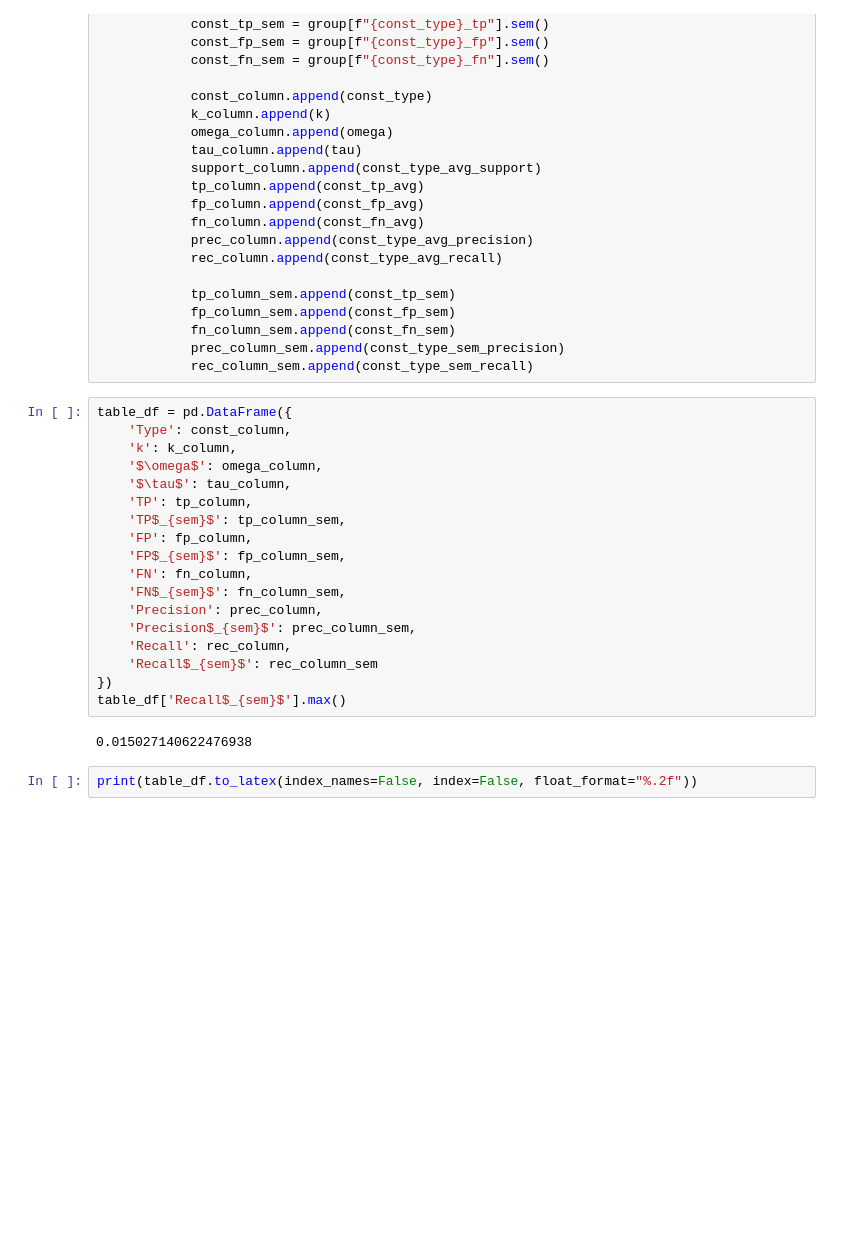
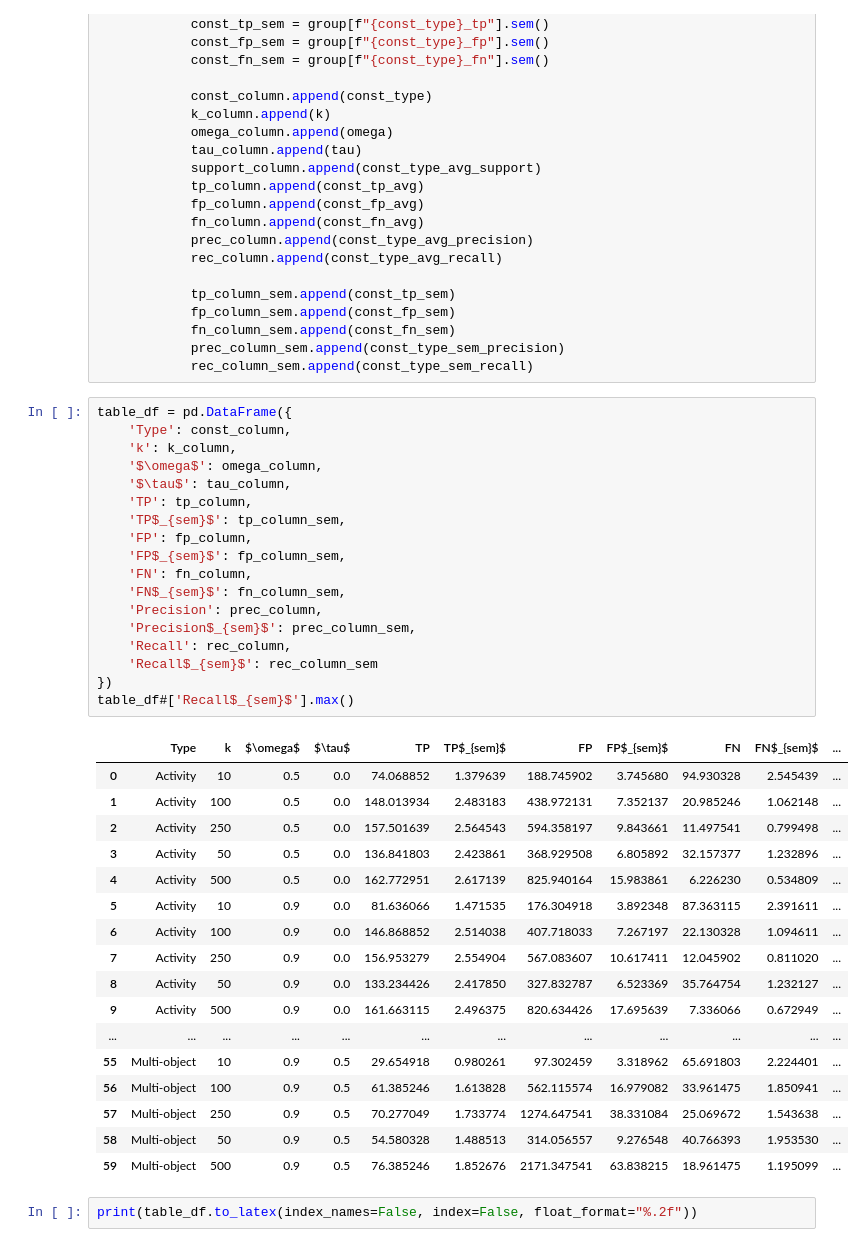
Before and after one commit to a-rebmann/semantic-constraint-miner, a Jupyter notebook: notebooks/evaluation_results.ipynb, the cells around one changed output. Cells and saved outputs as stored; diff of their text form; blank space fills up the shorter version.

```diff
--- a/notebooks/evaluation_results.ipynb
+++ b/notebooks/evaluation_results.ipynb
@@ -178,23 +178,39 @@ else:
 # %%
 table_df = pd.DataFrame({
     'Type': const_column,
     'k': k_column,
     '$\omega$': omega_column,
     '$\tau$': tau_column,
     'TP': tp_column,
     'TP$_{sem}$': tp_column_sem,
     'FP': fp_column,
     'FP$_{sem}$': fp_column_sem,
     'FN': fn_column,
     'FN$_{sem}$': fn_column_sem,
     'Precision': prec_column,
     'Precision$_{sem}$': prec_column_sem,
     'Recall': rec_column,
     'Recall$_{sem}$': rec_column_sem
 })
-table_df['Recall$_{sem}$'].max()
+table_df#['Recall$_{sem}$'].max()
 # %% [output]
-0.015027140622476938
+|  | Type | k | $\omega$ | $\tau$ | TP | TP$_{sem}$ | FP | FP$_{sem}$ | FN | FN$_{sem}$ | ... |
+| 0 | Activity | 10 | 0.5 | 0.0 | 74.068852 | 1.379639 | 188.745902 | 3.745680 | 94.930328 | 2.545439 | ... |
+| 1 | Activity | 100 | 0.5 | 0.0 | 148.013934 | 2.483183 | 438.972131 | 7.352137 | 20.985246 | 1.062148 | ... |
+| 2 | Activity | 250 | 0.5 | 0.0 | 157.501639 | 2.564543 | 594.358197 | 9.843661 | 11.497541 | 0.799498 | ... |
+| 3 | Activity | 50 | 0.5 | 0.0 | 136.841803 | 2.423861 | 368.929508 | 6.805892 | 32.157377 | 1.232896 | ... |
+| 4 | Activity | 500 | 0.5 | 0.0 | 162.772951 | 2.617139 | 825.940164 | 15.983861 | 6.226230 | 0.534809 | ... |
+| 5 | Activity | 10 | 0.9 | 0.0 | 81.636066 | 1.471535 | 176.304918 | 3.892348 | 87.363115 | 2.391611 | ... |
+| 6 | Activity | 100 | 0.9 | 0.0 | 146.868852 | 2.514038 | 407.718033 | 7.267197 | 22.130328 | 1.094611 | ... |
+| 7 | Activity | 250 | 0.9 | 0.0 | 156.953279 | 2.554904 | 567.083607 | 10.617411 | 12.045902 | 0.811020 | ... |
+| 8 | Activity | 50 | 0.9 | 0.0 | 133.234426 | 2.417850 | 327.832787 | 6.523369 | 35.764754 | 1.232127 | ... |
+| 9 | Activity | 500 | 0.9 | 0.0 | 161.663115 | 2.496375 | 820.634426 | 17.695639 | 7.336066 | 0.672949 | ... |
+| ... | ... | ... | ... | ... | ... | ... | ... | ... | ... | ... | ... |
+| 55 | Multi-object | 10 | 0.9 | 0.5 | 29.654918 | 0.980261 | 97.302459 | 3.318962 | 65.691803 | 2.224401 | ... |
+| 56 | Multi-object | 100 | 0.9 | 0.5 | 61.385246 | 1.613828 | 562.115574 | 16.979082 | 33.961475 | 1.850941 | ... |
+| 57 | Multi-object | 250 | 0.9 | 0.5 | 70.277049 | 1.733774 | 1274.647541 | 38.331084 | 25.069672 | 1.543638 | ... |
+| 58 | Multi-object | 50 | 0.9 | 0.5 | 54.580328 | 1.488513 | 314.056557 | 9.276548 | 40.766393 | 1.953530 | ... |
+| 59 | Multi-object | 500 | 0.9 | 0.5 | 76.385246 | 1.852676 | 2171.347541 | 63.838215 | 18.961475 | 1.195099 | ... |
 # %%
 print(table_df.to_latex(index_names=False, index=False, float_format="%.2f"))
 # %% [output]
```
Also changed, not shown: parts of 1 cell of this notebook.
